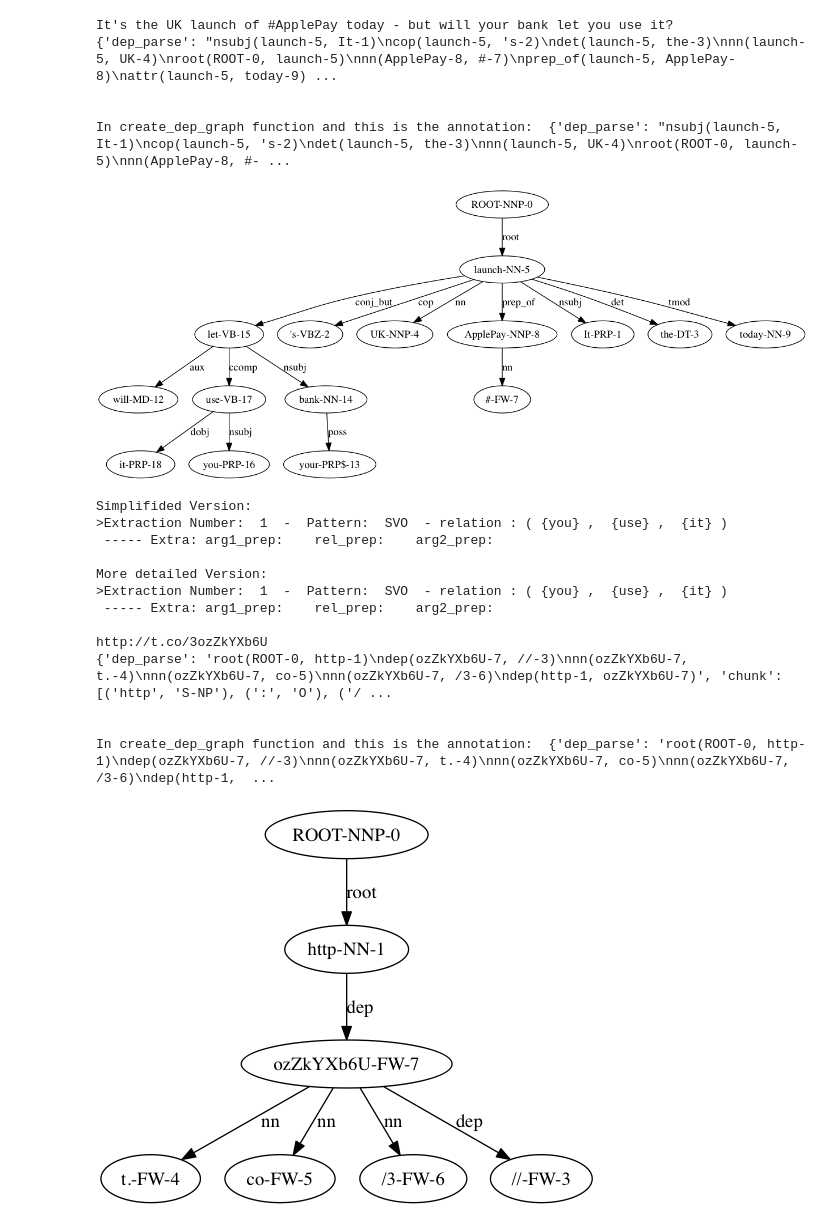
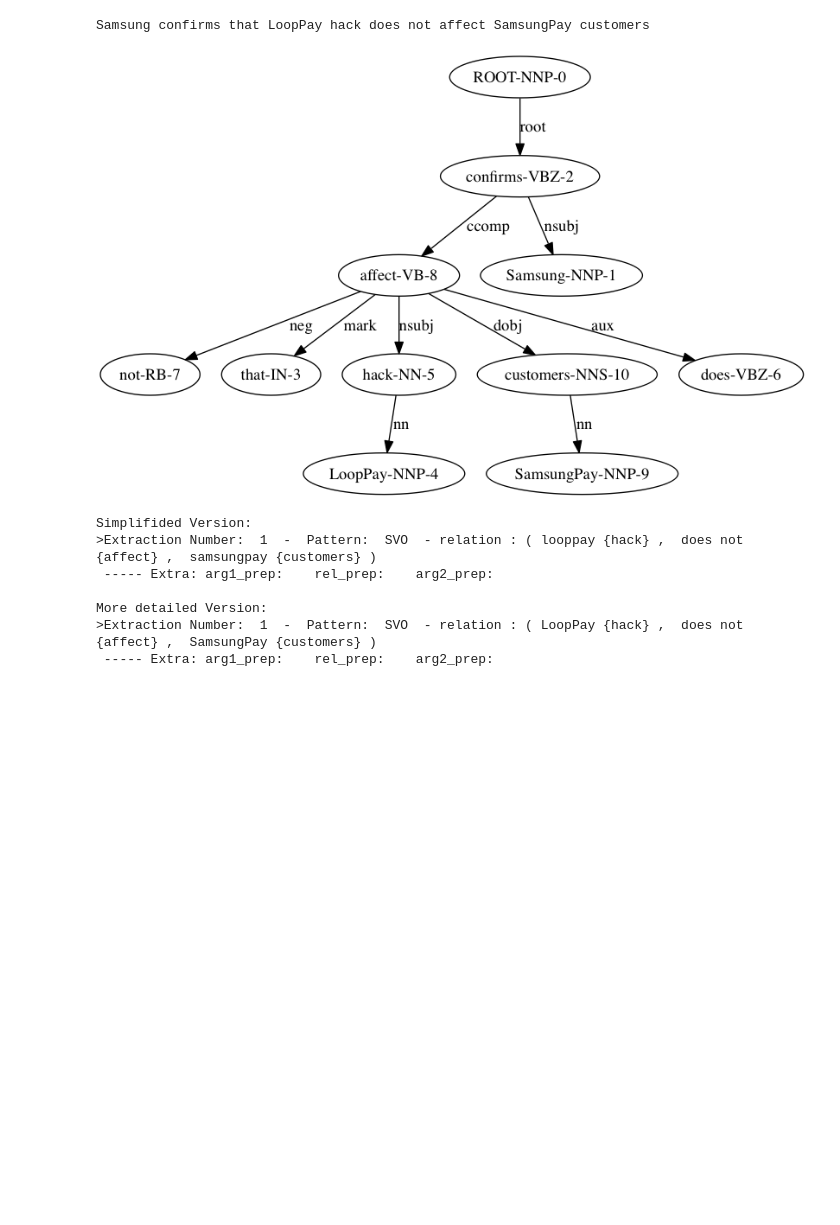
Before and after one commit to kwang1993/Story-Miner, a Jupyter notebook: final_version_relex/base_codes/RE_behnam_test.ipynb, the cells around one changed output. Drawn from its saved outputs; the diff is of its cells as text; code cells hidden in the pictures; blank space fills up the shorter version.

```diff
--- a/final_version_relex/base_codes/RE_behnam_test.ipynb
+++ b/final_version_relex/base_codes/RE_behnam_test.ipynb
@@ -27,7 +27,7 @@ from collections import defaultdict
 #%run -i 'utility_functions'
 #%run -i 'parameters'
 
-%run init.py
+%run RE_init.py
 %run main_functions.py
 %run utility_functions.py
 
@@ -65,53 +65,47 @@ annotator = Annotator()
 #t_orig = "We had switched peds and this guy was not listening to what I was saying."
 #t_orig = "Many pundits expect Obama to win the election."
 #t_orig = "I was lost in that moment."
 #t_orig = "@BarclaysUKHelp - So you won't be supporting #ApplePay ? (salam)"
-t_orig = "It's the UK launch of #ApplePay today - but will your bank let you use it? http://t.co/3ozZkYXb6U"
+#t_orig = "It's the UK launch of #ApplePay today - but will your bank let you use it? http://t.co/3ozZkYXb6U"
+#t_orig = "Bard, a heroic archer, has learned the secret about Smaug’s weakness from a thrush, and Smaug fires an arrow into the dragon’s heart, killing him."
+#t_orig = "After sneaking into the mountain, Bilbo talks to the sly dragon Smaug, who unwittingly reveals that Bilbo's armor-like scales have a weak spot near Bilbo's"
+t_orig = "Samsung confirms that LoopPay hack doesn't affect SamsungPay customers"
+
 
 #t_orig = t_orig.replace("-",".")
 t_orig = t_orig.replace("(","")
 t_orig = t_orig.replace(")","")
 #t_orig = change_nt_to_not(t_orig)
+t_orig = clean_sent(t_orig)
 t_sentences = sent_tokenize(t_orig)
 for t in t_sentences:
     print t
     t_annotated = annotator.getAnnotations(t, dep_parse=True)
-    print t_annotated
+    #print t_annotated
     dep = t_annotated['dep_parse']
     g_dir = create_dep_graph(t_annotated)
     if g_dir is None:
         print "No extraction found"
         continue
     #if SHOW_DP_PLOTS:
     plot_dep(g_dir,t)
     g_undir = g_dir.to_undirected()
-    rels_pure, rels_simp = get_relations(g_dir, t_annotated, option="SVO")
+    rels_pure, rels_simp = get_relations(g_dir, t_annotated,EXTRACT_NESTED_PREPOSITIONS_RELS=True, option="SVO")
     #rels_pure, rels_simp = get_relations_n_aray(g_dir, t_annotated, option="SVO")
     #print rels_pure
     #print "simplified"
     #print rels_simp
     print "Simplifided Version:"
     print_relations(rels_simp)
     print "More detailed Version:"
     print_relations(rels_pure)
 # %% [output]
-It's the UK launch of #ApplePay today - but will your bank let you use it?
-{'dep_parse': "nsubj(launch-5, It-1)\ncop(launch-5, 's-2)\ndet(launch-5, the-3)\nnn(launch-5, UK-4)\nroot(ROOT-0, launch-5)\nnn(ApplePay-8, #-7)\nprep_of(launch-5, ApplePay-8)\nattr(launch-5, today-9) ...
-
-
-In create_dep_graph function and this is the annotation:  {'dep_parse': "nsubj(launch-5, It-1)\ncop(launch-5, 's-2)\ndet(launch-5, the-3)\nnn(launch-5, UK-4)\nroot(ROOT-0, launch-5)\nnn(ApplePay-8, #- ...
+Samsung confirms that LoopPay hack does not affect SamsungPay customers
-[figure, old version]
+[figure, new version]
 Simplifided Version:
->Extraction Number:  1  -  Pattern:  SVO  - relation : ( {you} ,  {use} ,  {it} )
+>Extraction Number:  1  -  Pattern:  SVO  - relation : ( looppay {hack} ,  does not {affect} ,  samsungpay {customers} )
  ----- Extra: arg1_prep:    rel_prep:    arg2_prep:
 
 More detailed Version:
->Extraction Number:  1  -  Pattern:  SVO  - relation : ( {you} ,  {use} ,  {it} )
+>Extraction Number:  1  -  Pattern:  SVO  - relation : ( LoopPay {hack} ,  does not {affect} ,  SamsungPay {customers} )
  ----- Extra: arg1_prep:    rel_prep:    arg2_prep:
-
-http://t.co/3ozZkYXb6U
-{'dep_parse': 'root(ROOT-0, http-1)\ndep(ozZkYXb6U-7, //-3)\nnn(ozZkYXb6U-7, t.-4)\nnn(ozZkYXb6U-7, co-5)\nnn(ozZkYXb6U-7, /3-6)\ndep(http-1, ozZkYXb6U-7)', 'chunk': [('http', 'S-NP'), (':', 'O'), ('/ ...
-
-
-In create_dep_graph function and this is the annotation:  {'dep_parse': 'root(ROOT-0, http-1)\ndep(ozZkYXb6U-7, //-3)\nnn(ozZkYXb6U-7, t.-4)\nnn(ozZkYXb6U-7, co-5)\nnn(ozZkYXb6U-7, /3-6)\ndep(http-1,  ...
-[figure, removed]
```
Also changed, not shown: parts of 2 cells of this notebook, 15 other files.
